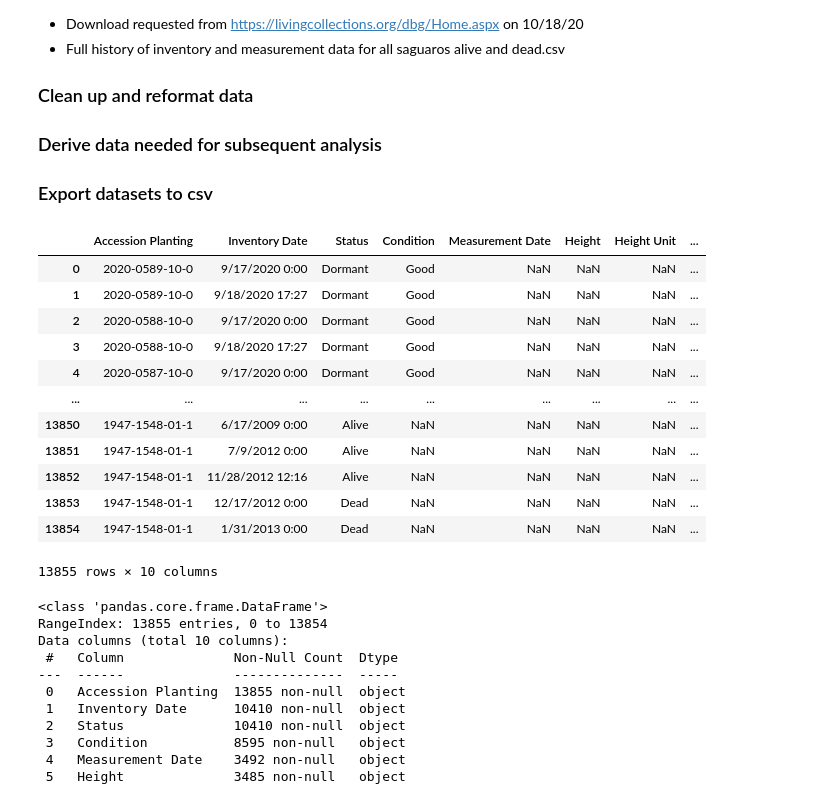
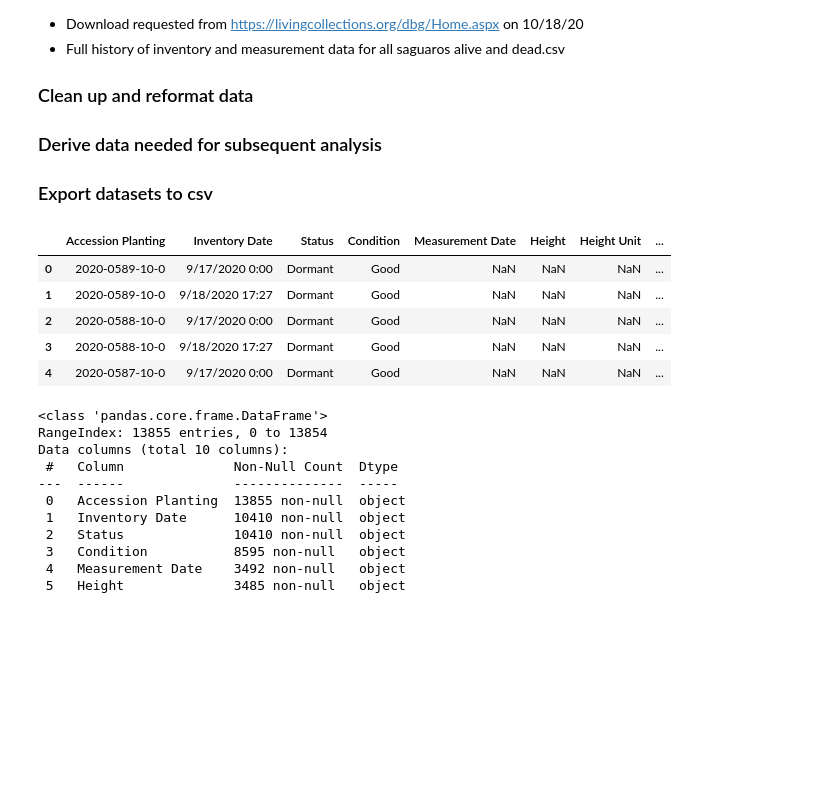
Before and after one commit to saguaroland1939/Saguaro-Health-Analysis, a Jupyter notebook: Final/Jupyter notebooks/Saguaro_Data_Prep_For_Growth_Rate_Analysis.ipynb, the cells around one changed output. Saved outputs shown, nothing was run; the diff lists cells and outputs as text; code cells hidden in the pictures; blank space fills up the shorter version.

```diff
--- a/Final/Jupyter notebooks/Saguaro_Data_Prep_For_Growth_Rate_Analysis.ipynb
+++ b/Final/Jupyter notebooks/Saguaro_Data_Prep_For_Growth_Rate_Analysis.ipynb
@@ -38,29 +35,21 @@ def conversion(x):
 # %%
 #importing primary Saguaro Data Set
 full_data = "../Original datafiles/Full history of inventory and measurement data for all saguaros alive and dead.csv"
+csv_path = "../Original datafiles/85008_history.csv"
 
-
-csv_path = "../Original datafiles/85008_history.csv"
 #converting file into a dataframe
 #The file had some special characters so I researched an alternative to utf-8 encoding
 #CP1252 is a windows encoding package that is designed to read through these special characters
 full_df = pd.read_csv(full_data,encoding='utf-8')
 
-full_df
+full_df.head()
 # %% [output]
 |  | Accession Planting | Inventory Date | Status | Condition | Measurement Date | Height | Height Unit | ... |
 | 0 | 2020-0589-10-0 | 9/17/2020 0:00 | Dormant | Good | NaN | NaN | NaN | ... |
 | 1 | 2020-0589-10-0 | 9/18/2020 17:27 | Dormant | Good | NaN | NaN | NaN | ... |
 | 2 | 2020-0588-10-0 | 9/17/2020 0:00 | Dormant | Good | NaN | NaN | NaN | ... |
 | 3 | 2020-0588-10-0 | 9/18/2020 17:27 | Dormant | Good | NaN | NaN | NaN | ... |
 | 4 | 2020-0587-10-0 | 9/17/2020 0:00 | Dormant | Good | NaN | NaN | NaN | ... |
-| ... | ... | ... | ... | ... | ... | ... | ... | ... |
-| 13850 | 1947-1548-01-1 | 6/17/2009 0:00 | Alive | NaN | NaN | NaN | NaN | ... |
-| 13851 | 1947-1548-01-1 | 7/9/2012 0:00 | Alive | NaN | NaN | NaN | NaN | ... |
-| 13852 | 1947-1548-01-1 | 11/28/2012 12:16 | Alive | NaN | NaN | NaN | NaN | ... |
-| 13853 | 1947-1548-01-1 | 12/17/2012 0:00 | Dead | NaN | NaN | NaN | NaN | ... |
-| 13854 | 1947-1548-01-1 | 1/31/2013 0:00 | Dead | NaN | NaN | NaN | NaN | ... |
-13855 rows × 10 columns
 # %%
 #printing out info to see what what variable types I have in the data set
 full_df.info()
```
Also changed, not shown: parts of 2 cells of this notebook, 15 other files.
